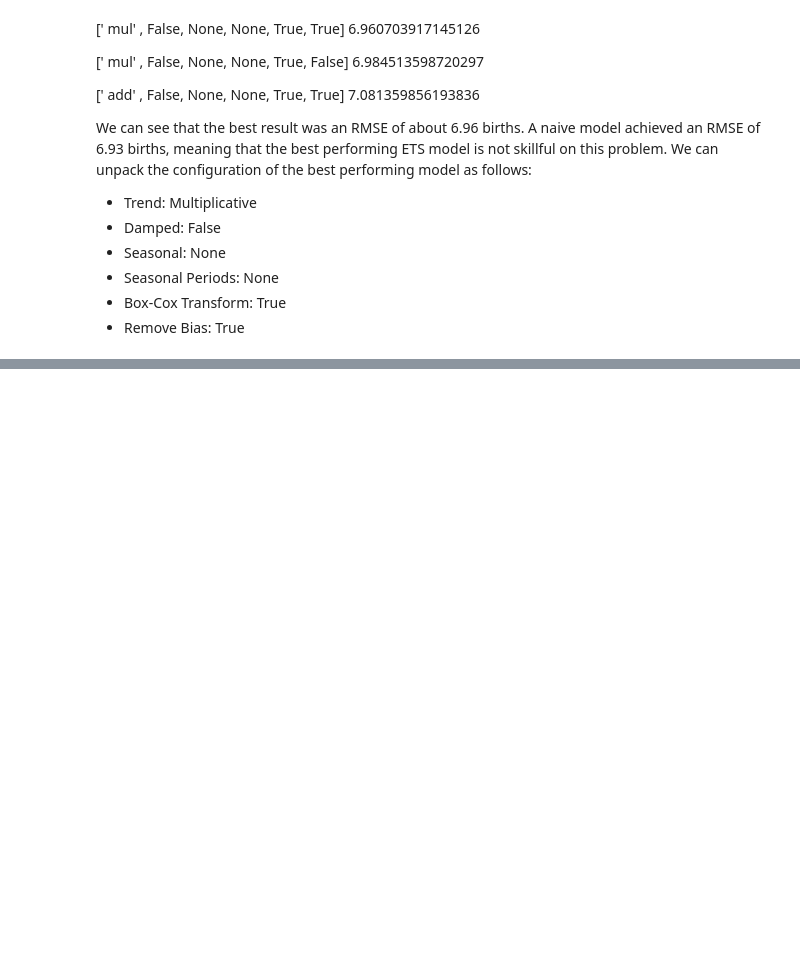
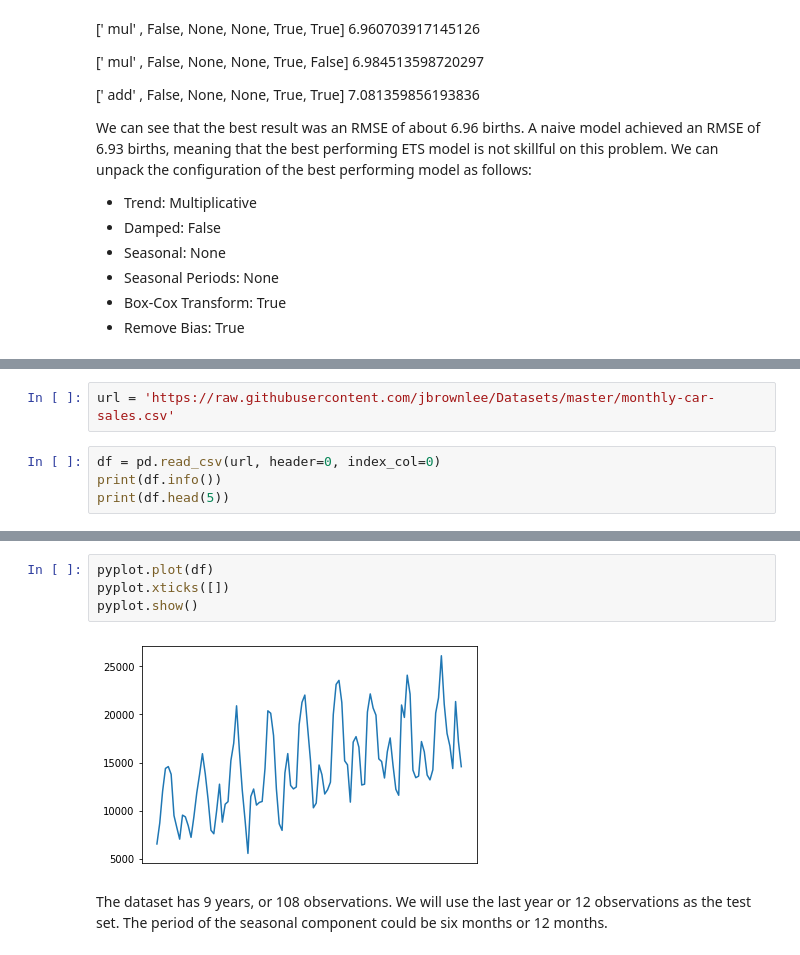
Before and after one commit to winglokhouse/neural-network, a Jupyter notebook: part4-univariate/Ch 12 Develop ETS Models for Univariate Forecasting.ipynb, the cells around one changed output, grey strips where cells are left out. Saved outputs shown, nothing was run; the diff lists cells and outputs as text; blank space fills up the shorter version.

```diff
--- a/part4-univariate/Ch 12 Develop ETS Models for Univariate Forecasting.ipynb
+++ b/part4-univariate/Ch 12 Develop ETS Models for Univariate Forecasting.ipynb
@@ -204,0 +327,6 @@ an RMSE of 6.93 births, meaning that the best performing ETS model is not skillf
+# %%
+url = 'https://raw.githubusercontent.com/jbrownlee/Datasets/master/monthly-car-sales.csv'
+# %%
+df = pd.read_csv(url, header=0, index_col=0)
+print(df.info())
+print(df.head(5))
@@ -204,0 +348,8 @@ an RMSE of 6.93 births, meaning that the best performing ETS model is not skillf
+# %%
+pyplot.plot(df)
+pyplot.xticks([])
+pyplot.show()
+# %% [output]
+[figure, added]
+# %% [markdown]
+The dataset has 9 years, or 108 observations. We will use the last year or 12 observations as the test set. The period of the seasonal component could be six months or 12 months.
```
Also changed, not shown: parts of 24 cells of this notebook.
